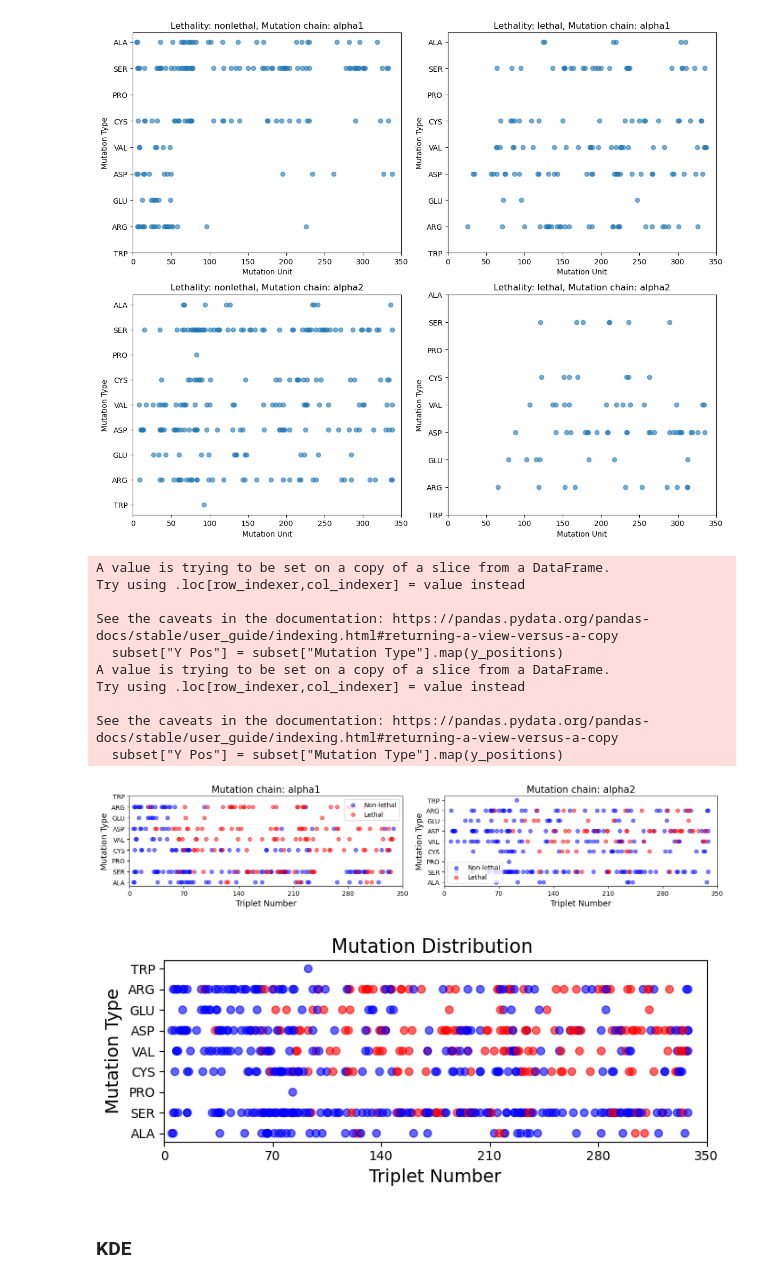
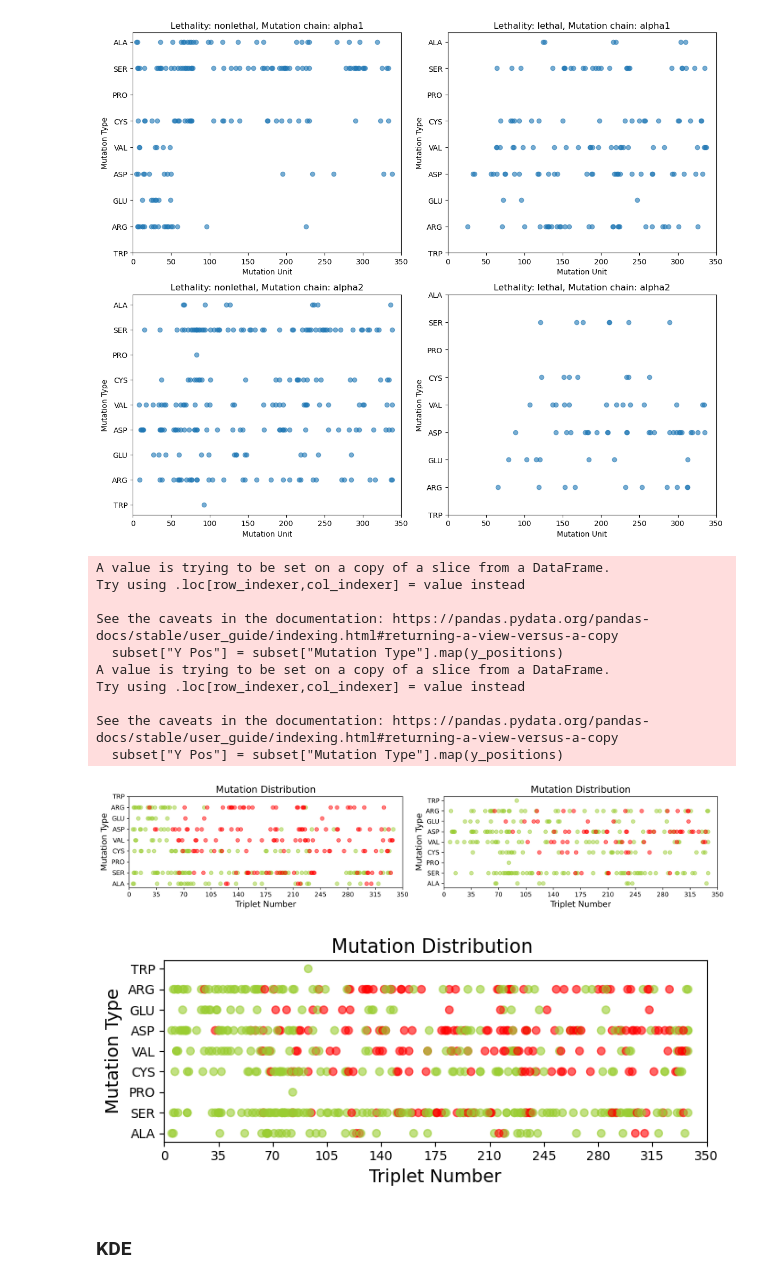
Before and after one commit to KAOYUNCHU/Collagen, a Jupyter notebook: code/mutation_unit.ipynb, the cells around one changed output. Cells and saved outputs as stored; diff of their text form; code cells hidden in the pictures.

```diff
--- a/code/mutation_unit.ipynb
+++ b/code/mutation_unit.ipynb
@@ -114,22 +114,23 @@ def plot_combined_mutation_scatter(chain, ax):
     lethal_subset = subset[subset["Lethal"] == 0]
     nonlethal_subset = subset[subset["Lethal"] == 1]
 
-    ax.scatter(nonlethal_subset["Mutation Unit"], nonlethal_subset["Y Pos"], color="blue", label="Non-lethal", alpha=0.5)
+    ax.scatter(nonlethal_subset["Mutation Unit"], nonlethal_subset["Y Pos"], color="yellowgreen", label="Non-lethal", alpha=0.5)
     ax.scatter(lethal_subset["Mutation Unit"], lethal_subset["Y Pos"], color="red", label="Lethal", alpha=0.5)
 
     ax.set_yticks(list(y_positions.values()))
     ax.set_yticklabels(list(y_positions.keys()))
     ax.set_xlabel("Triplet Number",fontsize=13)
     ax.set_ylabel("Mutation Type",fontsize=13)
-    ax.set_title(f"Mutation chain: alpha{chain}",fontsize=15)
-    ax.legend()
+    # ax.set_title(f"Mutation chain: alpha{chain}",fontsize=15)
+    ax.set_title(f"Mutation Distribution",fontsize=15)
+    # ax.legend()
 
     # 固定 X 軸範圍 0-350，每 50 一格
     ax.set_xlim(0, 350)
-    ax.set_xticks(range(0, 351, 70))
+    ax.set_xticks(range(0, 351, 35))
 
 # 創建子圖
-fig, axes = plt.subplots(1, 2, figsize=(14, 3))
+fig, axes = plt.subplots(1, 2, figsize=(14, 3), dpi=300)
 plot_combined_mutation_scatter(1, axes[0])  # alpha1
 plot_combined_mutation_scatter(2, axes[1])  # alpha2
 
@@ -146,7 +147,7 @@ Try using .loc[row_indexer,col_indexer] = value instead
 
 See the caveats in the documentation: https://pandas.pydata.org/pandas-docs/stable/user_guide/indexing.html#returning-a-view-versus-a-copy
   subset["Y Pos"] = subset["Mutation Type"].map(y_positions)
-[figure, old version]
+[figure, new version]
 # %%
 import matplotlib.pyplot as plt
 import pandas as pd
@@ -167,37 +168,37 @@ y_positions = {mutation: i for i, mutation in enumerate(mutation_order)}
 df["Y Pos"] = df["Mutation Type"].map(y_positions)
 
 # 顏色：致死 vs 非致死
-color_map = {0: "red", 1: "blue"}  # 0 = Lethal, 1 = Non-lethal
+color_map = {0: "red", 1: "yellowgreen"}  # 0 = Lethal, 1 = Non-lethal
 
 # 繪圖
 fig, ax = plt.subplots(figsize=(7, 3))
 
 ax.scatter(
     df["Mutation Unit"],
     df["Y Pos"],
     c=df["Lethal"].map(color_map),
     marker="o",
     alpha=0.6
 )
 
 ax.set_yticks(list(y_positions.values()))
 ax.set_yticklabels(list(y_positions.keys()))
 ax.set_xlabel("Triplet Number", fontsize=14)
 ax.set_ylabel("Mutation Type", fontsize=14)
 ax.set_title("Mutation Distribution ", fontsize=15)
 ax.set_xlim(0, 350)
-ax.set_xticks(range(0, 351, 70))
+ax.set_xticks(range(0, 351, 35))
 
 # 圖例
 import matplotlib.lines as mlines
 lethal_leg = mlines.Line2D([], [], color="red", marker="o", linestyle="None", markersize=8, label="Lethal")
 nonlethal_leg = mlines.Line2D([], [], color="blue", marker="o", linestyle="None", markersize=8, label="Non-lethal")
 # ax.legend(handles=[lethal_leg, nonlethal_leg], title="Lethality", loc="upper right")
 
 plt.tight_layout()
 plt.show()
 # %% [output]
-[figure, old version]
+[figure, new version]
 # %% [markdown]
 ### KDE
 # %%
```
Also changed, not shown: 5 other files.
